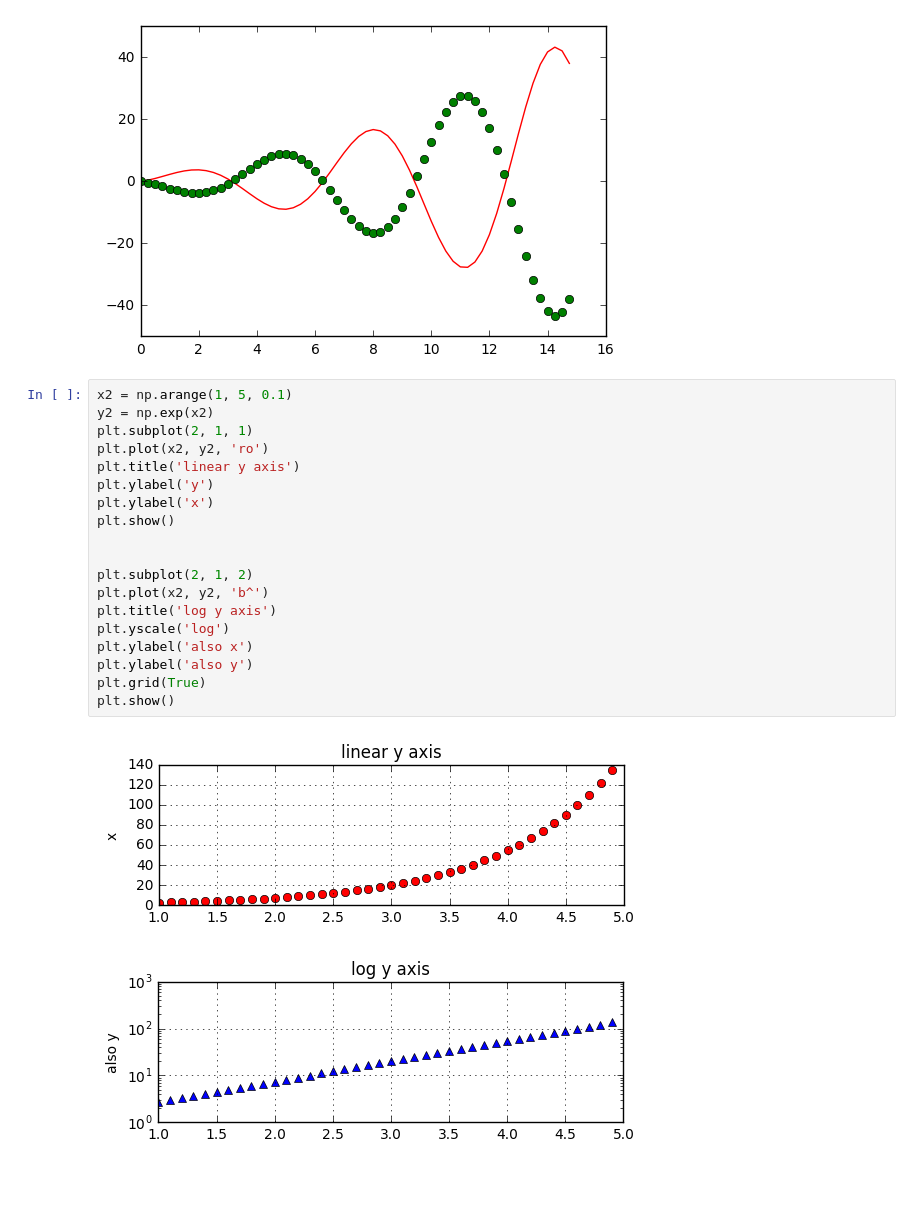
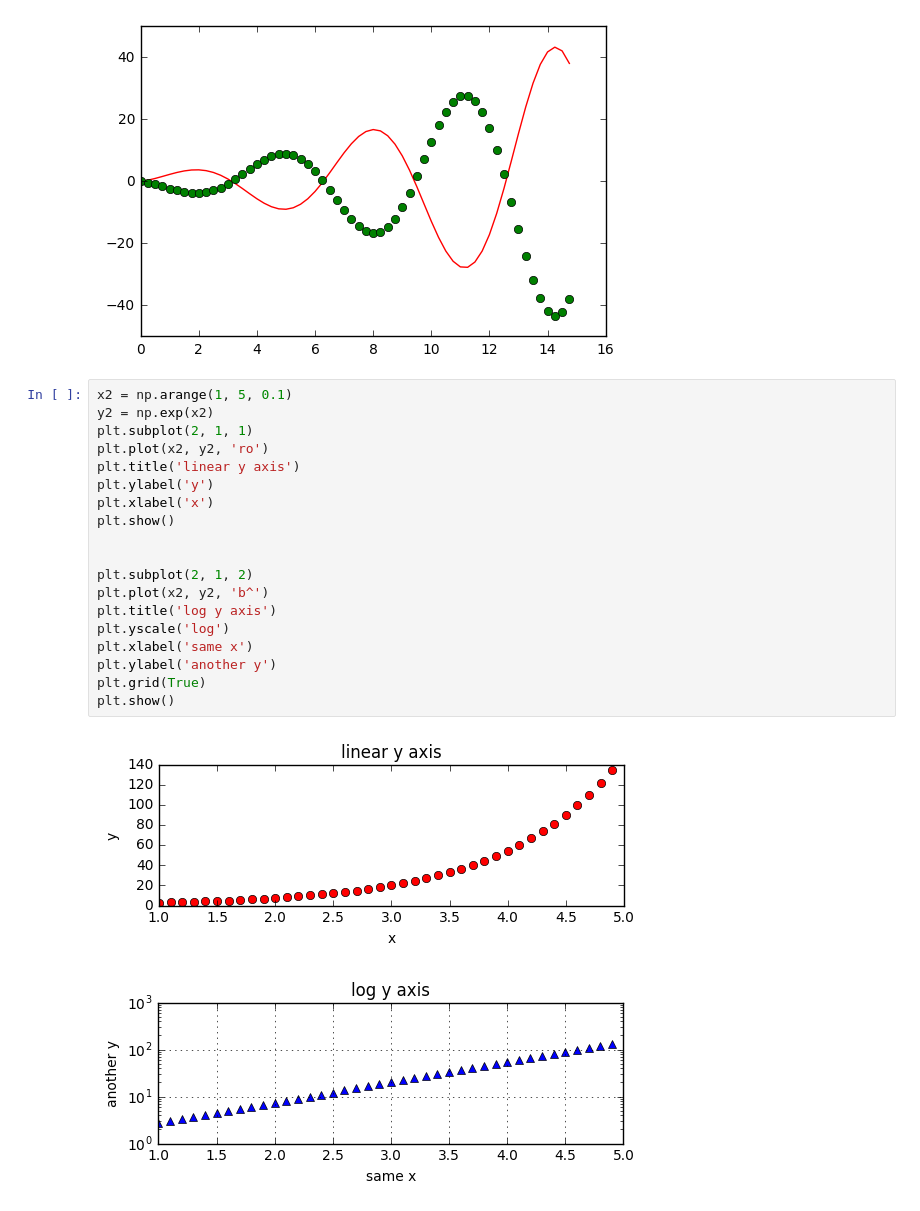
Before and after one commit to marcuspappik/BDA_scikit_basics, a Jupyter notebook: matplot/simple_plots.ipynb, the cells around one changed output. Drawn from its saved outputs; the diff is of its cells as text; blank space fills up the shorter version.

```diff
--- a/matplot/simple_plots.ipynb
+++ b/matplot/simple_plots.ipynb
@@ -15,22 +15,22 @@ plt.show()
 # %%
 x2 = np.arange(1, 5, 0.1)
 y2 = np.exp(x2)
 plt.subplot(2, 1, 1)
 plt.plot(x2, y2, 'ro')
 plt.title('linear y axis')
 plt.ylabel('y')
-plt.ylabel('x')
+plt.xlabel('x')
 plt.show()
 
 
 plt.subplot(2, 1, 2)
 plt.plot(x2, y2, 'b^')
 plt.title('log y axis')
 plt.yscale('log')
-plt.ylabel('also x')
-plt.ylabel('also y')
+plt.xlabel('same x')
+plt.ylabel('another y')
 plt.grid(True)
 plt.show()
 # %% [output]
-[figure, old version]
+[figure, new version]
-[figure, old version]
+[figure, new version]
```
Also changed, not shown: 5 other files.
